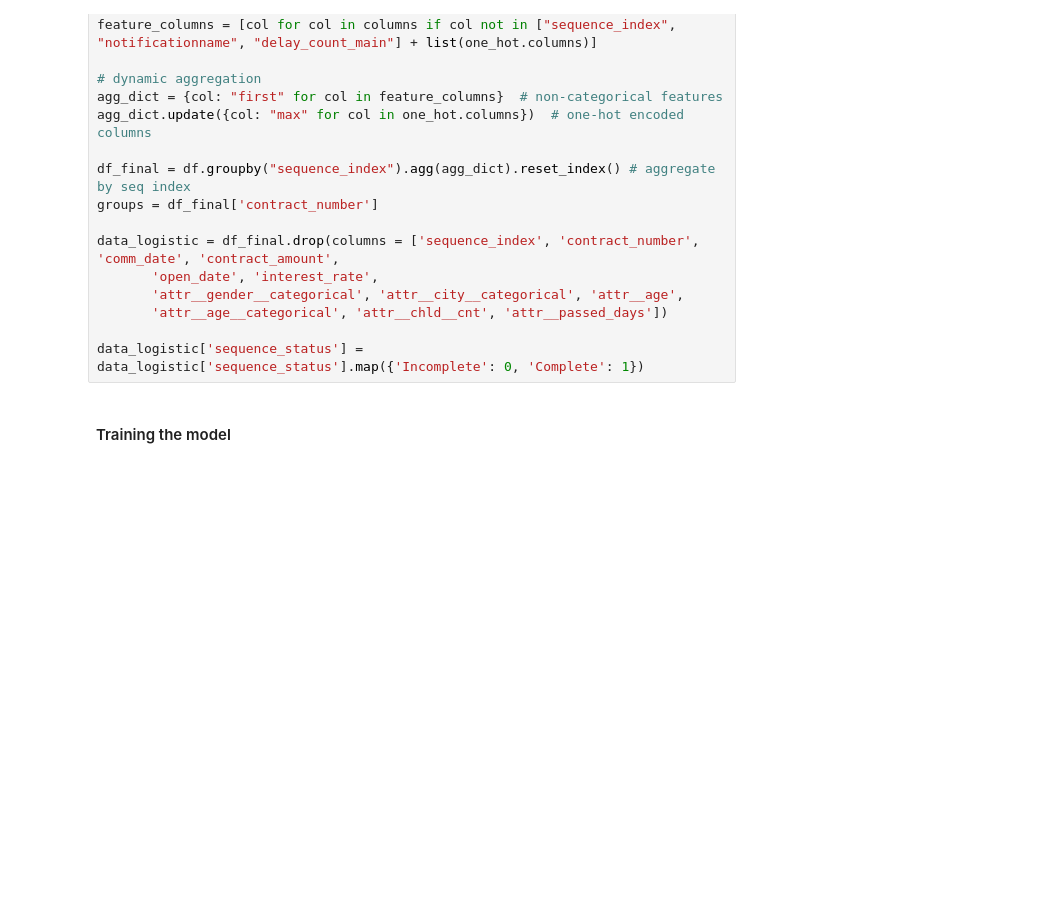
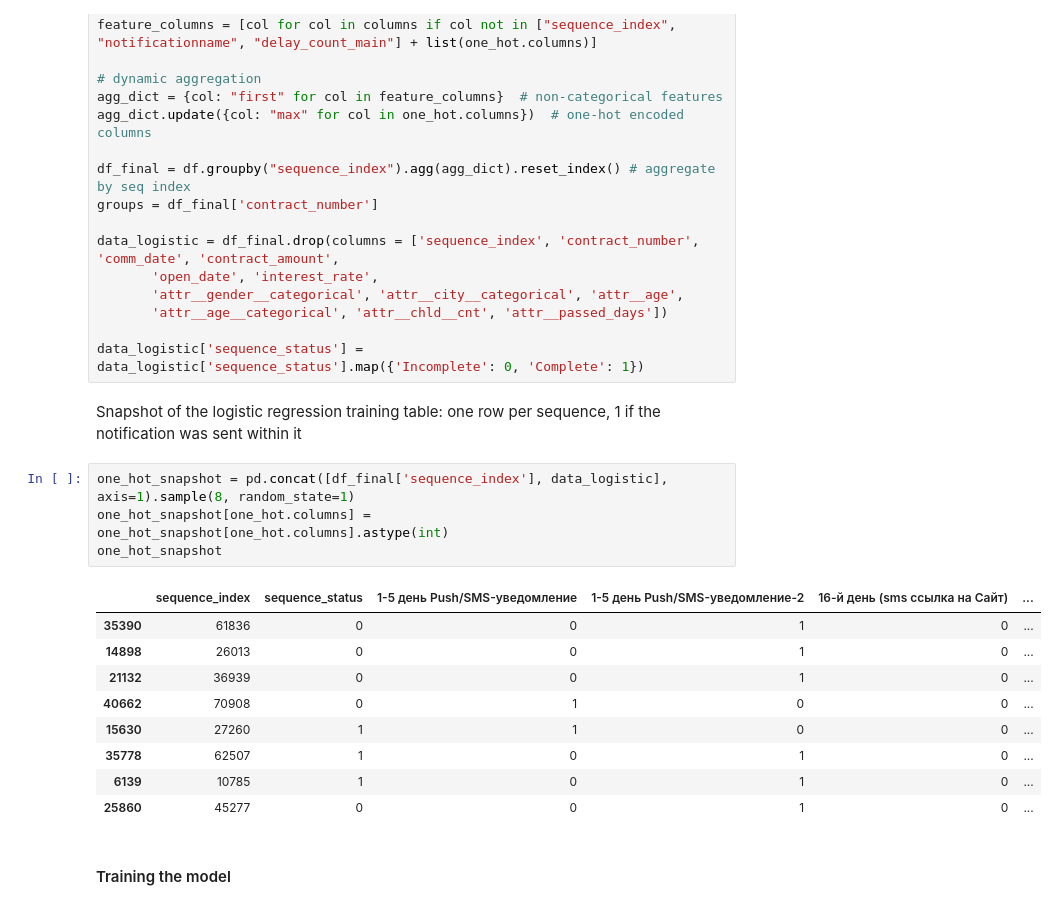
Before and after one commit to DivergenceTheorem/project-free-target, a Jupyter notebook: main.ipynb, the cells around one changed output. Cells and saved outputs as stored; diff of their text form; blank space fills up the shorter version.

```diff
--- a/main.ipynb
+++ b/main.ipynb
@@ -429,6 +404,22 @@ data_logistic = df_final.drop(columns = ['sequence_index', 'contract_number', 'c
        'attr__age__categorical', 'attr__chld__cnt', 'attr__passed_days'])
 
 data_logistic['sequence_status'] = data_logistic['sequence_status'].map({'Incomplete': 0, 'Complete': 1})
+# %% [markdown]
+Snapshot of the logistic regression training table: one row per sequence, 1 if the notification was sent within it
+# %%
+one_hot_snapshot = pd.concat([df_final['sequence_index'], data_logistic], axis=1).sample(8, random_state=1)
+one_hot_snapshot[one_hot.columns] = one_hot_snapshot[one_hot.columns].astype(int)
+one_hot_snapshot
+# %% [output]
+|  | sequence_index | sequence_status | 1-5 день Push/SMS-уведомление | 1-5 день Push/SMS-уведомление-2 | 16-й день (sms ссылка на Сайт) | ... |
+| 35390 | 61836 | 0 | 0 | 1 | 0 | ... |
+| 14898 | 26013 | 0 | 0 | 1 | 0 | ... |
+| 21132 | 36939 | 0 | 0 | 1 | 0 | ... |
+| 40662 | 70908 | 0 | 1 | 0 | 0 | ... |
+| 15630 | 27260 | 1 | 1 | 0 | 0 | ... |
+| 35778 | 62507 | 1 | 0 | 1 | 0 | ... |
+| 6139 | 10785 | 1 | 0 | 1 | 0 | ... |
+| 25860 | 45277 | 0 | 0 | 1 | 0 | ... |
 # %% [markdown]
 #### Training the model
 # %%
```
Also changed, not shown: parts of 18 cells of this notebook, 4 other files.
